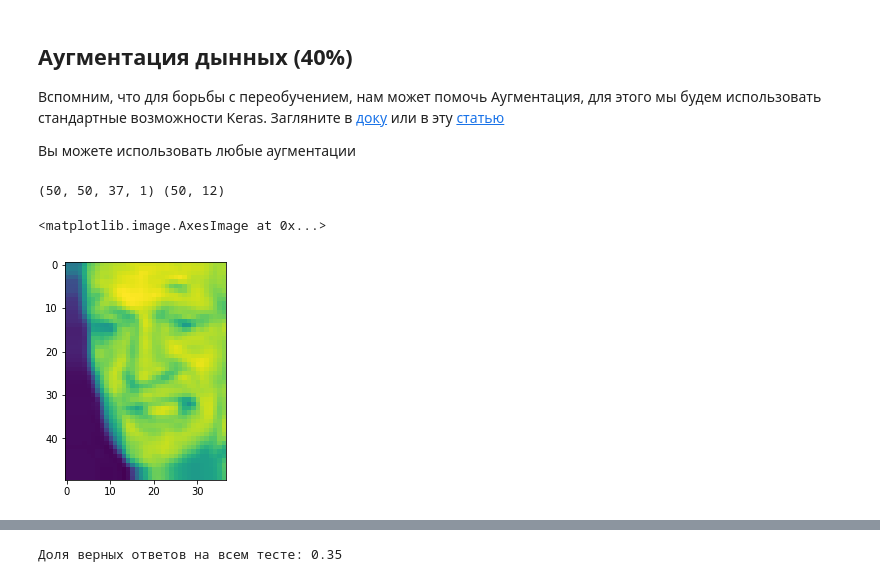
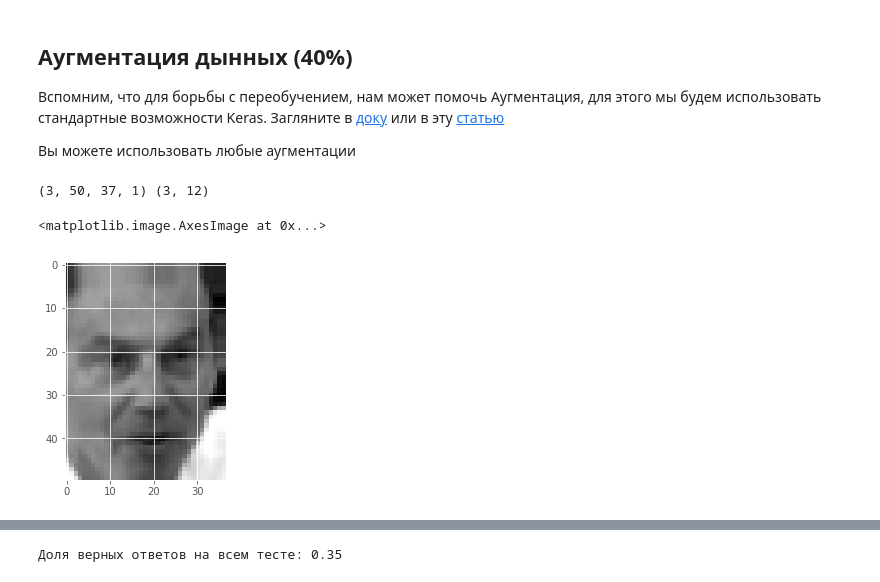
Before and after one commit to Keleas/ml_mipt_dafe_major, a Jupyter notebook: homeworks/hw3/hw3.ipynb, the cells around one changed output, grey strips where cells are left out. Drawn from its saved outputs; the diff is of its cells as text; code cells hidden in the pictures.

```diff
--- a/homeworks/hw3/hw3.ipynb
+++ b/homeworks/hw3/hw3.ipynb
@@ -312,7 +312,7 @@ print('Доля верных ответов на константе George W Bus
 # %%
 input_shape = lfw_people.images.shape[1:]
 epochs = 100
-batch_size = 50
+batch_size = 10
 steps = 100
 # %%
 x = lfw_people.images
@@ -515,27 +500,21 @@ plt.show()
 Вы можете использовать любые аугментации
 # %%
 from keras.preprocessing.image import ImageDataGenerator
-dg_args = dict(featurewise_center = False,
-               samplewise_center = False,
-               rotation_range = 15,
-               width_shift_range = 0.1,
-               height_shift_range = 0.1,
-               shear_range = 0.01,
-               zoom_range = [0.9, 1.25])
 
 dg_args = dict(featurewise_center = False,
                samplewise_center = False,
-               rotation_range = 5,
+               horizontal_flip=True,
+               rotation_range = 15,
+               brightness_range=[0.9, 1.1],
+               shear_range = 0.01,
                width_shift_range = 0.1,
                height_shift_range = 0.1)
 
 
 image_gen = ImageDataGenerator(**dg_args)
 @threadsafe_generator
-def create_aug_gen(in_gen, seed=None):
-    np.random.seed(seed if seed is not None else np.random.choice(range(9999)))
+def create_aug_gen(in_gen):
     for in_x, in_y in in_gen:
-        seed = np.random.choice(range(9999))
         g_x = image_gen.flow(255*in_x,
                              batch_size=in_x.shape[0])
 
@@ -543,13 +522,13 @@ def create_aug_gen(in_gen, seed=None):
 # %%
 valid_x, valid_y = next(create_aug_gen(make_image_gen_cat_conv((x_test, y_test_cat))))
 print(valid_x.shape, valid_y.shape)
 
 test = valid_x[0,:,:,0]
-plt.imshow(test)
+plt.imshow(test, cmap='gray')
 # %% [output]
-(50, 50, 37, 1) (50, 12)
+(3, 50, 37, 1) (3, 12)
 <matplotlib.image.AxesImage at 0x...>
-[figure, old version]
+[figure, new version]
 # %%
 weight_path='easy_conv.h5'
 
```
Also changed, not shown: parts of 31 cells of this notebook, 2 other files.
